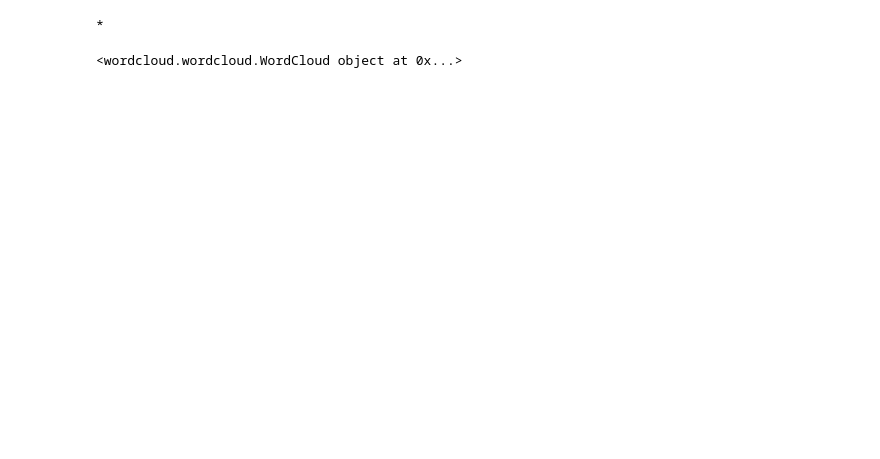
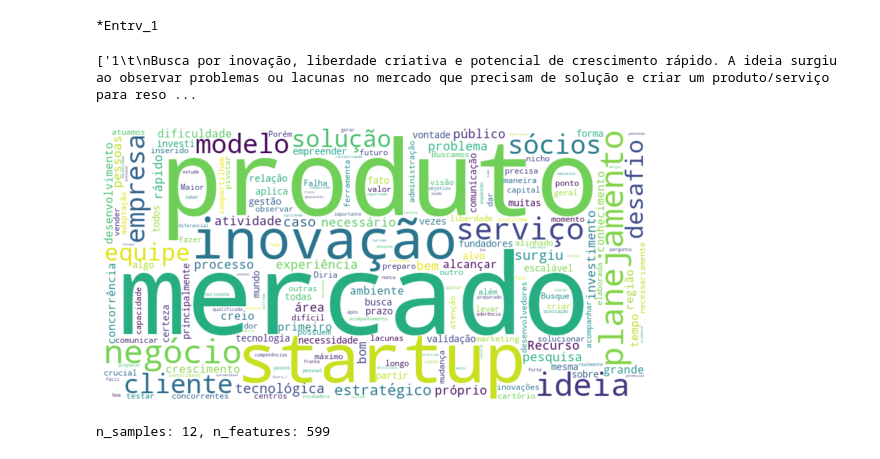
Before and after one commit to SprinterClimb/Startups_Dilemma, a Jupyter notebook: Language processing.ipynb, the cells around one changed output. Saved outputs shown, nothing was run; the diff lists cells and outputs as text; code cells hidden in the pictures; blank space fills up the shorter version.

Commit message:
Word cluster cloud1

```diff
--- a/Language processing.ipynb
+++ b/Language processing.ipynb
@@ -9,53 +17,73 @@ import docx
 # %%
-doc = docx.Document('C:\\Users\\Raimundo\\Videos\\Fala por entrevistado word.docx')
+doc = Document('C:\\Users\\Raimundo\\Videos\\NLP\\Fala por entrevistado word.docx')
+paragraphs = [paragraph.text for paragraph in doc.paragraphs]
 text = ""
-
 for paragraph in doc.paragraphs:
     text += paragraph.text + '\n'
 
-print(text[1])
+# Print the second word
+print(text.split()[1])
 # %% [output]
-*
+*Entrv_1
+# %%
+# Read the document
+doc = Document('C:\\Users\\Raimundo\\Videos\\NLP\\Fala por entrevistado word.docx')
+
+# Extract text from the document
+text = '\n'.join([paragraph.text for paragraph in doc.paragraphs])
+
+# Split the text into interviews based on the pattern '**** *Entrv_'
+interview_texts = text.split('**** *Entrv_')[1:]
+
+print(interview_texts)
+# %% [output]
+['1\t\nBusca por inovação, liberdade criativa e potencial de crescimento rápido. A ideia surgiu ao observar problemas ou lacunas no mercado que precisam de solução e criar um produto/serviço para reso ...
 # %%
 # Stopwords em português:
 
-import nltk
 #nltk.download('stopwords')
 
 # Get NLTK's Portuguese stopwords
 nltk_stopwords = nltk.corpus.stopwords.words('portuguese')
 
-# Define your custom stopwords
+# Generate a list of strings for numbers 1 to 50
+number_strings = [str(i) for i in range(1, 2024)]
+
+# Your existing custom stopwords
 custom_stopwords = [
-    "sim", "ter", "pode", "acredito", "sempre", "falta", "parte", "toda", "muita"
+    "sim", "ter", "pode", "acredito", "sempre", "falta", "parte", "toda", "muita", "09", "08"
 ]
+
+# Include the number strings in custom stopwords
+custom_stopwords += number_strings
 
 # Combine NLTK's stopwords and your custom stopwords
 stopwords = nltk_stopwords + custom_stopwords
 # %%
-
-
-
-# Define custom Portuguese stopwords
-#portuguese_stopwords = set([
-#    "a", "o", "e", "é", "à", "á", "às", "àquele", "do", "que", "não", "de", "uma", "um", "em",
-#    "sim", "para", "seu", "cmo", "se", "ou", "ser", "no", "muito", "com", "as", "os", "da", "qual"])
-
-# Use the predefined Portuguese stopwords set
-portuguese_stopwords = STOPWORDS
 
 # Create the Word Cloud with custom stopwords
 word_cloud = WordCloud(
     collocations=False,
     background_color='white',
     width=800,
     height=400,
     stopwords=stopwords  # Use your custom stopwords set
 ).generate(text)
 
+# Display the Word Cloud
+plt.figure(figsize=(10, 5))
+plt.imshow(word_cloud, interpolation='bilinear')
+plt.axis('off')
+plt.show()
+
 # Save the Word Cloud image
-word_cloud.to_file('word_cloud.png')
-
-print(word_cloud)
+#word_cloud.to_file('word_cloud.png')
 # %% [output]
-<wordcloud.wordcloud.WordCloud object at 0x...>
+[figure, added]
+# %%
+# Use TF-IDF Vectorizer to convert text to numerical vectors
+tfidf_vectorizer = TfidfVectorizer(stop_words=stopwords)
+tfidf_matrix = tfidf_vectorizer.fit_transform(interview_texts)
+print(f"n_samples: {tfidf_matrix.shape[0]}, n_features: {tfidf_matrix.shape[1]}")
+# %% [output]
+n_samples: 12, n_features: 599
```
Also changed, not shown: parts of 22 cells of this notebook.
